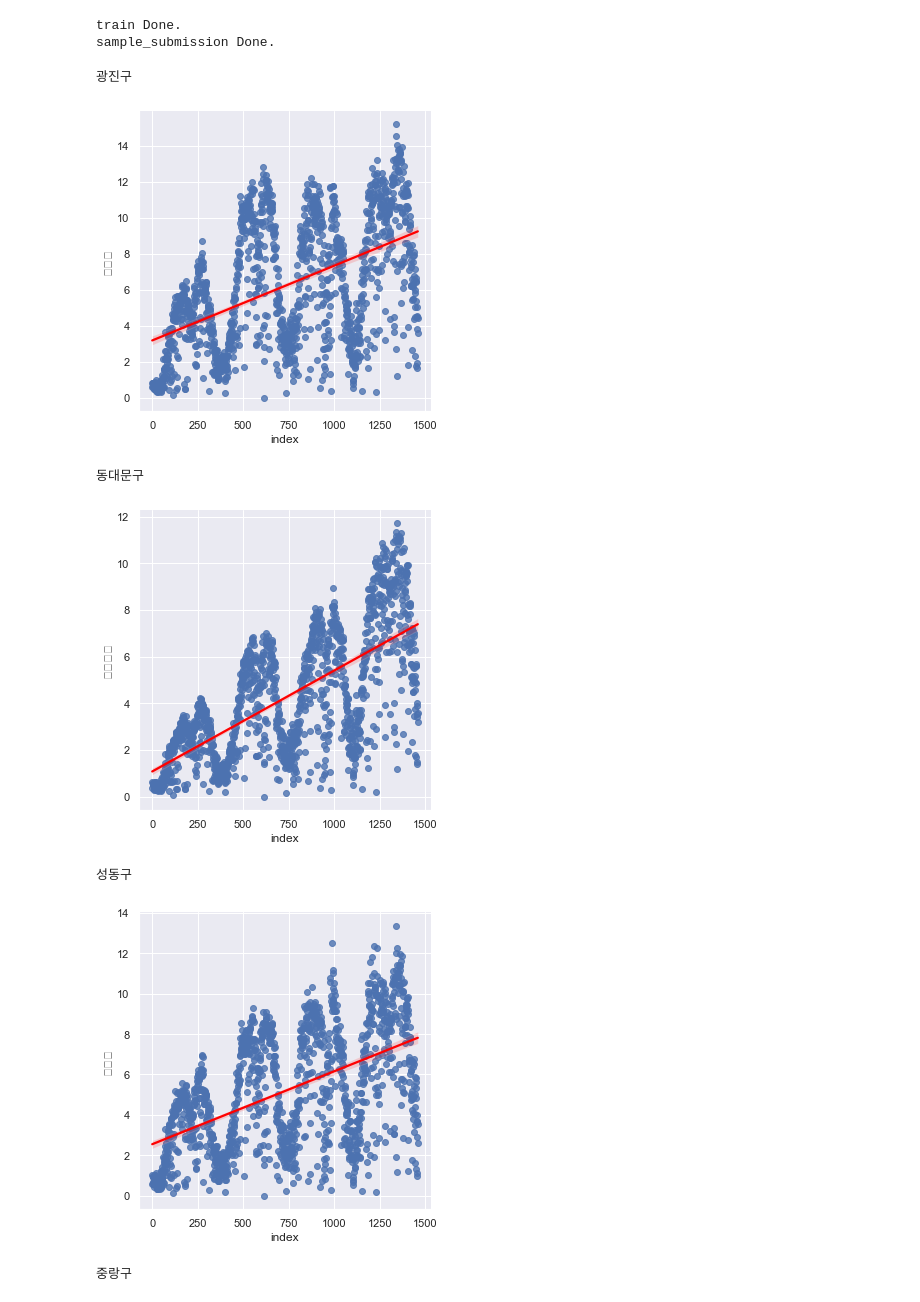
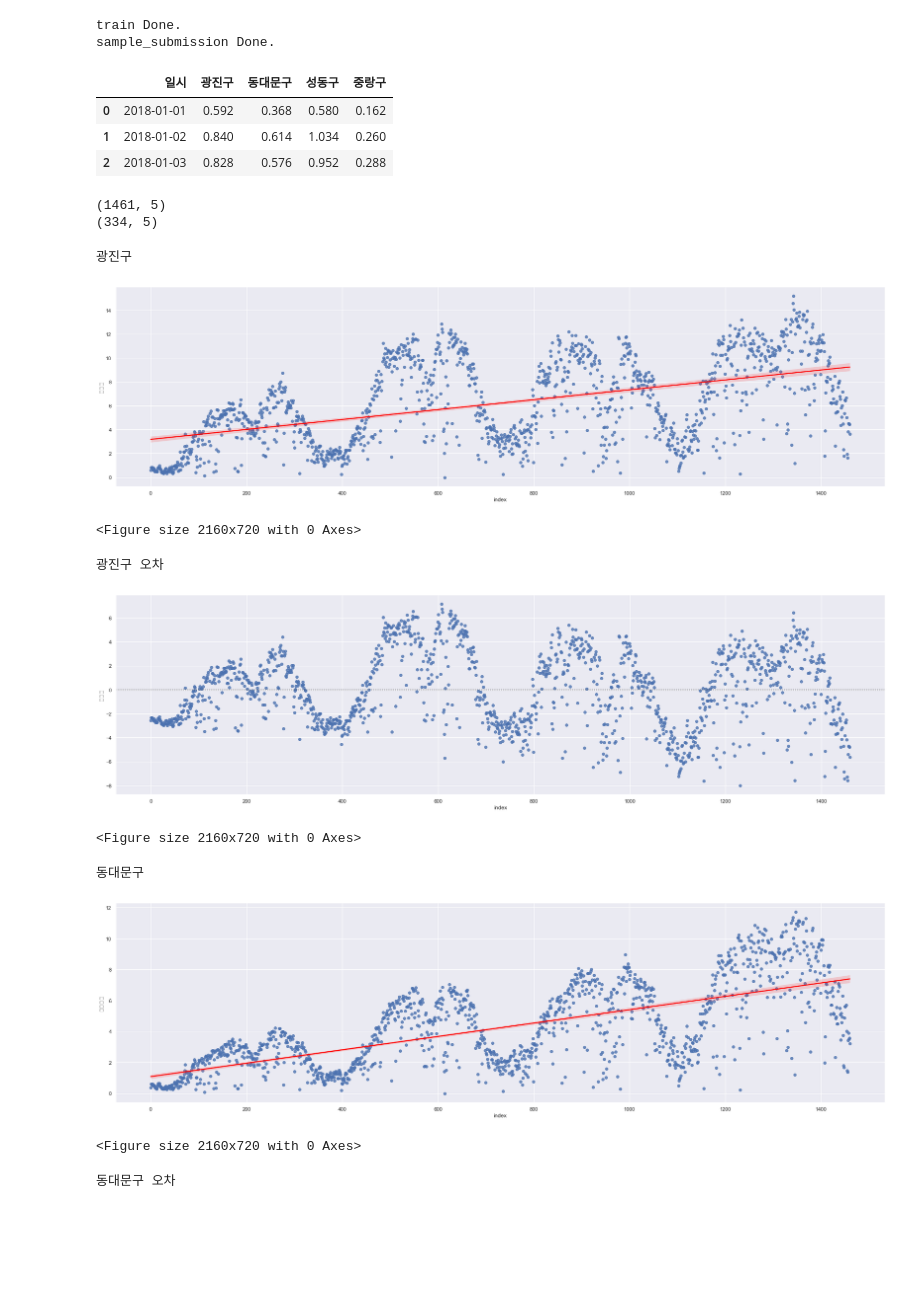
Before and after one commit to yejun0327/jupyter1, a Jupyter notebook: Yejun_1121.ipynb, the cells around one changed output. Saved outputs shown, nothing was run; the diff lists cells and outputs as text; code cells hidden in the pictures; blank space fills up the shorter version.

```diff
--- a/Yejun_1121.ipynb
+++ b/Yejun_1121.ipynb
@@ -24,25 +29,58 @@ sample_submission=pd.read_parquet('./sample_submission.parquet')
 # %% [output]
 train Done.
 sample_submission Done.
+# %%
+train['일시'] = pd.to_datetime(train['일시'].astype(str))
+sample_submission['일시']=pd.to_datetime(sample_submission['일시'].astype(str))
+train.head(3)
+# %% [output]
+|  | 일시 | 광진구 | 동대문구 | 성동구 | 중랑구 |
+| 0 | 2018-01-01 | 0.592 | 0.368 | 0.580 | 0.162 |
+| 1 | 2018-01-02 | 0.840 | 0.614 | 1.034 | 0.260 |
+| 2 | 2018-01-03 | 0.828 | 0.576 | 0.952 | 0.288 |
+# %%
+print(train.shape)
+print(sample_submission.shape)
+# %% [output]
+(1461, 5)
+(334, 5)
 # %%
-def get_view_df(df, target):
+# order은 회귀함수의 차수(ex: 1차함수,2차함수...)
+def get_view_df(df, target,order):
     viewd = df[['일시', target]]
     viewd = viewd.reset_index(drop=True)
     viewd = viewd.reset_index()
     print(target)
-    sns.set(rc = {'figure.figsize':(30,8)})
-    sns.lmplot(x='index',y=target, data=viewd, line_kws={'color':"red"})
+    fig=sns.regplot(x='index',y=target, data=viewd, line_kws={'color':"red"},order=order)
+    plt.figure(figsize = (30,10))
     plt.show()
+
+# 회귀선으로부터의 오차 출력
+def residplot_df(df,target,order):
+    viewd = df[['일시', target]]
+    viewd = viewd.reset_index(drop=True)
+    viewd = viewd.reset_index()
+    print(target+' 오차')
+    fig=sns.residplot(x='index',y=target, data=viewd, line_kws={'color':"red"},order=order)
+    plt.figure(figsize = (30,10))
+    plt.show()
 # %%
-get_view_df(train, '광진구')
-get_view_df(train, '동대문구')
-get_view_df(train, '성동구')
-get_view_df(train, '중랑구')
+get_view_df(train, '광진구',1)
+residplot_df(train,'광진구',1)
+get_view_df(train, '동대문구',1)
+residplot_df(train,'동대문구',1)
+get_view_df(train, '성동구',1)
+residplot_df(train,'성동구',1)
+get_view_df(train, '중랑구',1)
+residplot_df(train,'중랑구',1)
 # %% [output]
 광진구
-[figure, old version]
+[figure, new version]
-동대문구
+<Figure size 2160x720 with 0 Axes>
+광진구 오차
-[figure, old version]
+[figure, new version]
-성동구
+<Figure size 2160x720 with 0 Axes>
+동대문구
-[figure, old version]
+[figure, new version]
-중랑구
+<Figure size 2160x720 with 0 Axes>
+동대문구 오차
```
Also changed, not shown: parts of 6 cells of this notebook.
